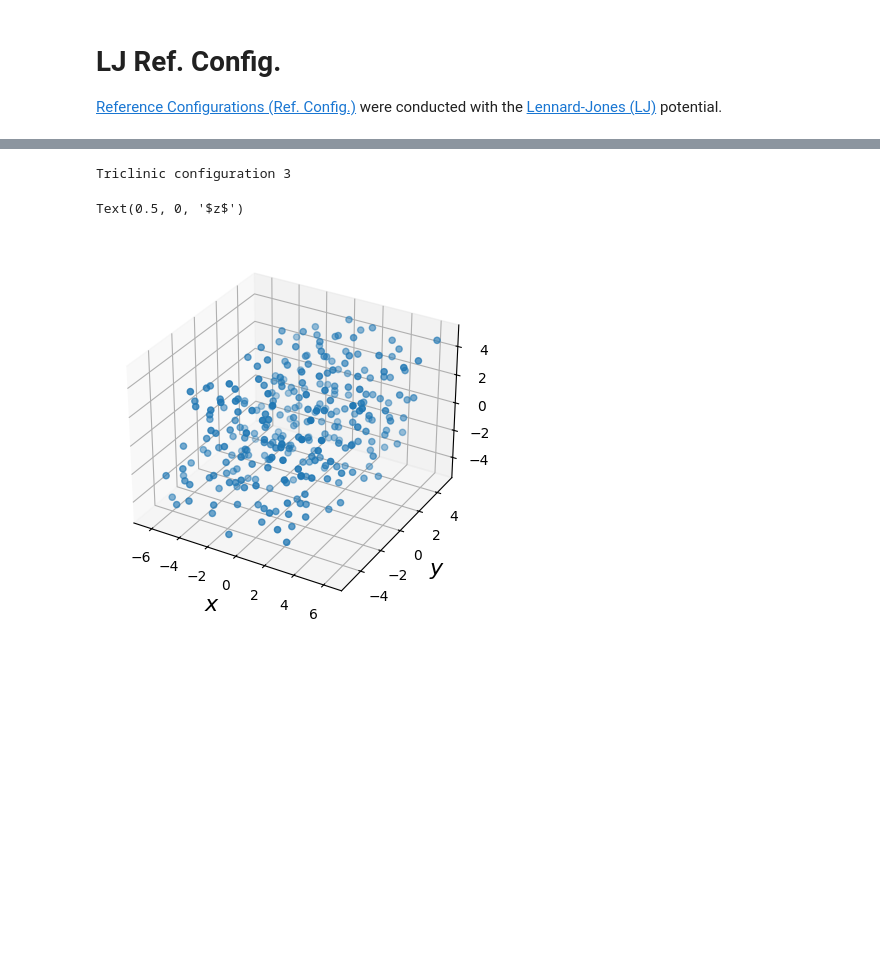
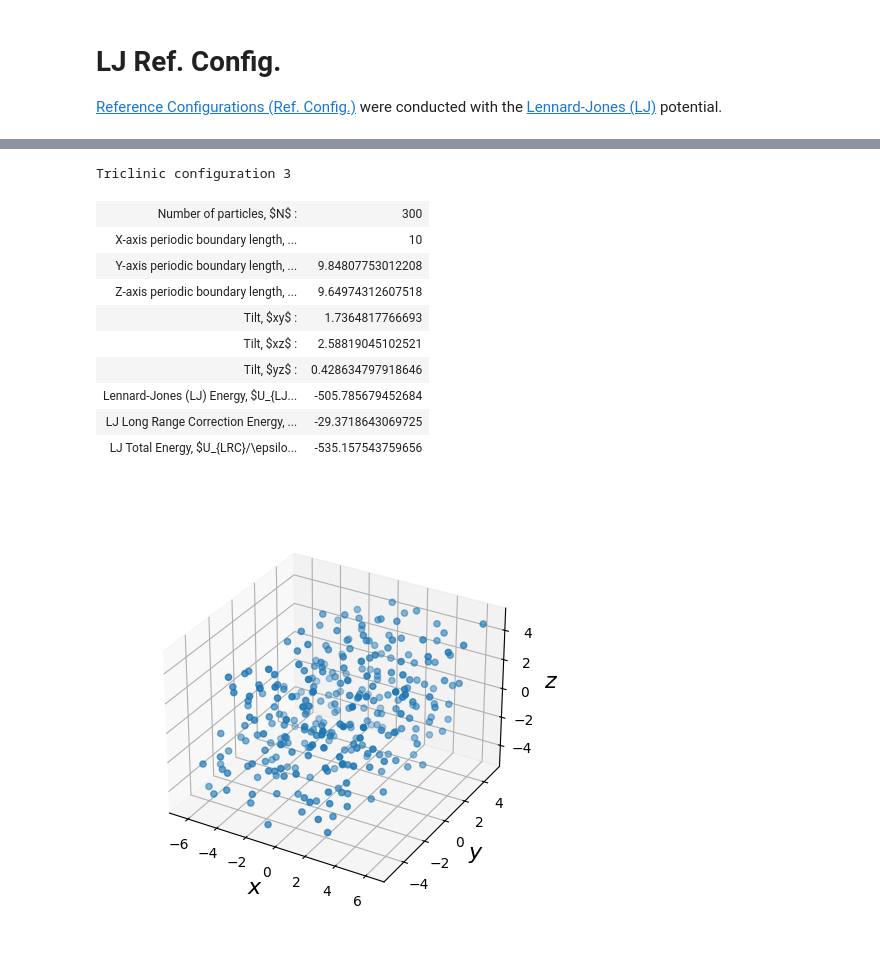
Before and after one commit to hhatch/gormms, a Jupyter notebook: results/lj_ref_config.ipynb, the cells around one changed output, grey strips where cells are left out. Cells and saved outputs as stored; diff of their text form; code cells hidden in the pictures; blank space fills up the shorter version.

```diff
--- a/results/lj_ref_config.ipynb
+++ b/results/lj_ref_config.ipynb
@@ -20,13 +51,19 @@ Text(0.5, 0, '$z$')
 # %%
 print('Triclinic configuration 3')
 data = lj.ReferenceConfigurations().data()['triclinic3']
-fig = plt.figure()
-ax = fig.add_subplot(projection='3d')
-ax.scatter(data['x'], data['y'], data['z'])
-ax.set_xlabel(r'$x$', fontsize=16)
-ax.set_ylabel(r'$y$', fontsize=16)
-ax.set_zlabel(r'$z$', fontsize=16)
+display_table(data)
+display_figure(data)
+#data
 # %% [output]
 Triclinic configuration 3
-Text(0.5, 0, '$z$')
+| Number of particles, $N$ : | 300 |
+| X-axis periodic boundary length, ... | 10 |
+| Y-axis periodic boundary length, ... | 9.84807753012208 |
+| Z-axis periodic boundary length, ... | 9.64974312607518 |
+| Tilt, $xy$ : | 1.7364817766693 |
+| Tilt, $xz$ : | 2.58819045102521 |
+| Tilt, $yz$ : | 0.428634797918646 |
+| Lennard-Jones (LJ) Energy, $U_{LJ... | -505.785679452684 |
+| LJ Long Range Correction Energy, ... | -29.3718643069725 |
+| LJ Total Energy, $U_{LRC}/\epsilo... | -535.157543759656 |
-[figure, old version]
+[figure, new version]
```
Also changed, not shown: parts of 1 cell of this notebook, 3 other files.
